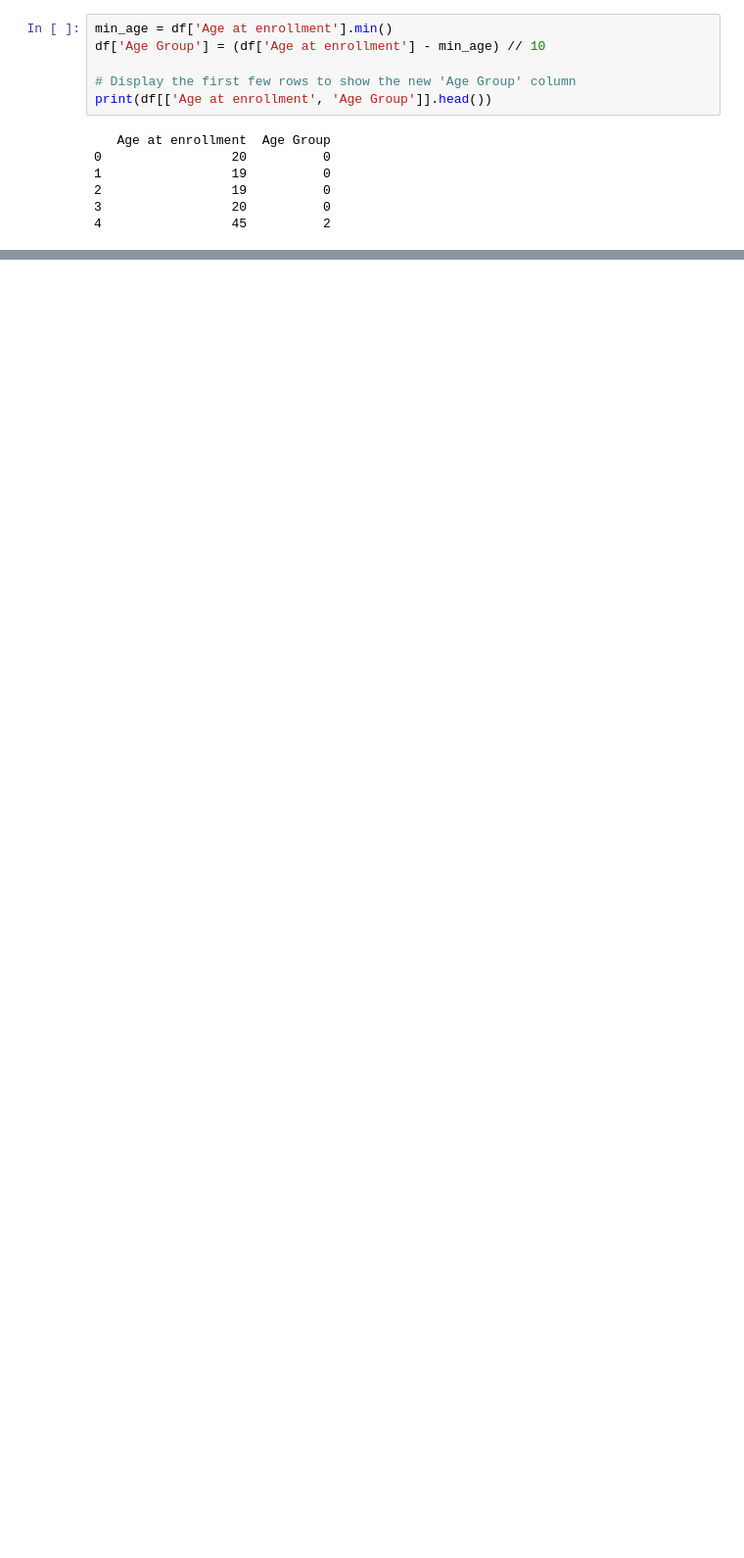
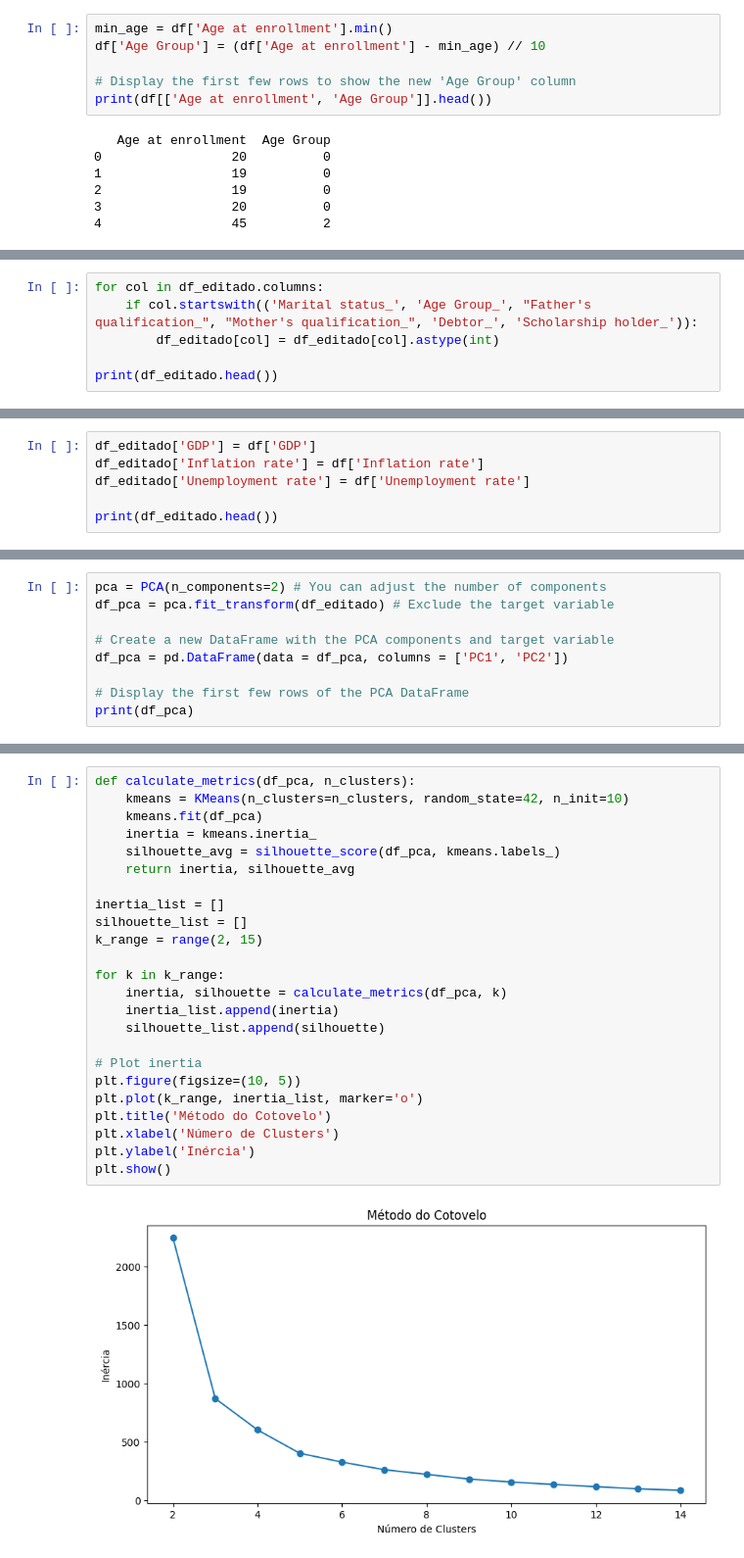
Before and after one commit to liviaxrs/PISI3_grupo04_2024.2, a Jupyter notebook: notebook/Clusterização_Lucas.ipynb, the cells around one changed output, grey strips where cells are left out. Shown: that part at 98% size. Cells and saved outputs as stored; diff of their text form; blank space fills up the shorter version.

```diff
--- a/notebook/Clusterização_Lucas.ipynb
+++ b/notebook/Clusterização_Lucas.ipynb
@@ -264,0 +154,6 @@ visualize_clusters(reprovados, 'Reprovados')
+# %%
+for col in df_editado.columns:
+    if col.startswith(('Marital status_', 'Age Group_', "Father's qualification_", "Mother's qualification_", 'Debtor_', 'Scholarship holder_')):
+        df_editado[col] = df_editado[col].astype(int)
+
+print(df_editado.head())
@@ -264,0 +178,6 @@ visualize_clusters(reprovados, 'Reprovados')
+# %%
+df_editado['GDP'] = df['GDP']
+df_editado['Inflation rate'] = df['Inflation rate']
+df_editado['Unemployment rate'] = df['Unemployment rate']
+
+print(df_editado.head())
@@ -264,0 +202,9 @@ visualize_clusters(reprovados, 'Reprovados')
+# %%
+pca = PCA(n_components=2) # You can adjust the number of components
+df_pca = pca.fit_transform(df_editado) # Exclude the target variable
+
+# Create a new DataFrame with the PCA components and target variable
+df_pca = pd.DataFrame(data = df_pca, columns = ['PC1', 'PC2'])
+
+# Display the first few rows of the PCA DataFrame
+print(df_pca)
@@ -264,0 +226,26 @@ visualize_clusters(reprovados, 'Reprovados')
+# %%
+def calculate_metrics(df_pca, n_clusters):
+    kmeans = KMeans(n_clusters=n_clusters, random_state=42, n_init=10)
+    kmeans.fit(df_pca)
+    inertia = kmeans.inertia_
+    silhouette_avg = silhouette_score(df_pca, kmeans.labels_)
+    return inertia, silhouette_avg
+
+inertia_list = []
+silhouette_list = []
+k_range = range(2, 15)
+
+for k in k_range:
+    inertia, silhouette = calculate_metrics(df_pca, k)
+    inertia_list.append(inertia)
+    silhouette_list.append(silhouette)
+
+# Plot inertia
+plt.figure(figsize=(10, 5))
+plt.plot(k_range, inertia_list, marker='o')
+plt.title('Método do Cotovelo')
+plt.xlabel('Número de Clusters')
+plt.ylabel('Inércia')
+plt.show()
+# %% [output]
+[figure, added]
```
Also changed, not shown: parts of 22 cells of this notebook.
